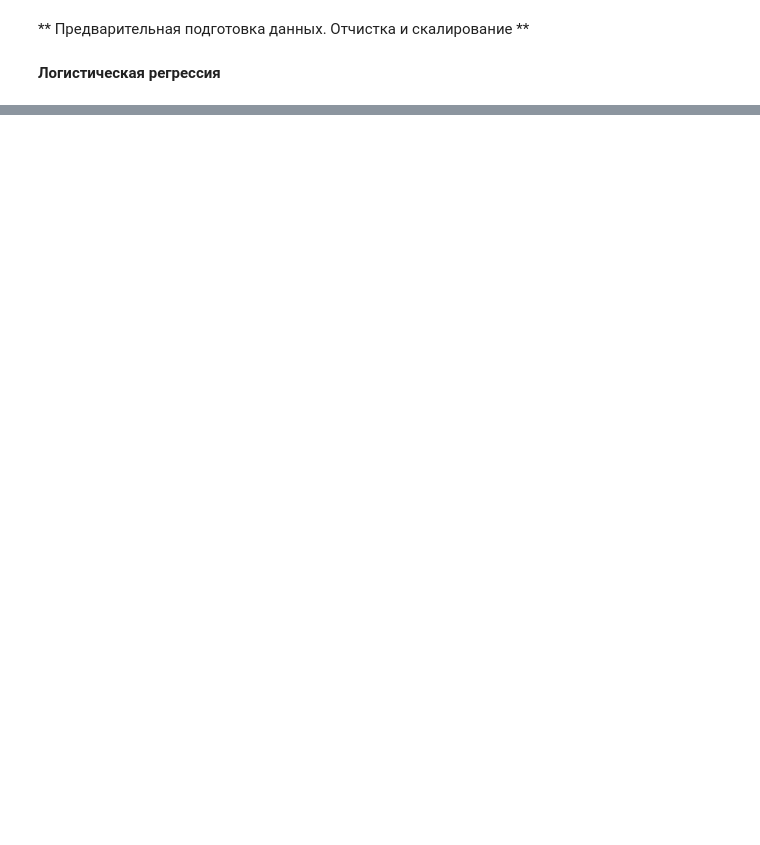
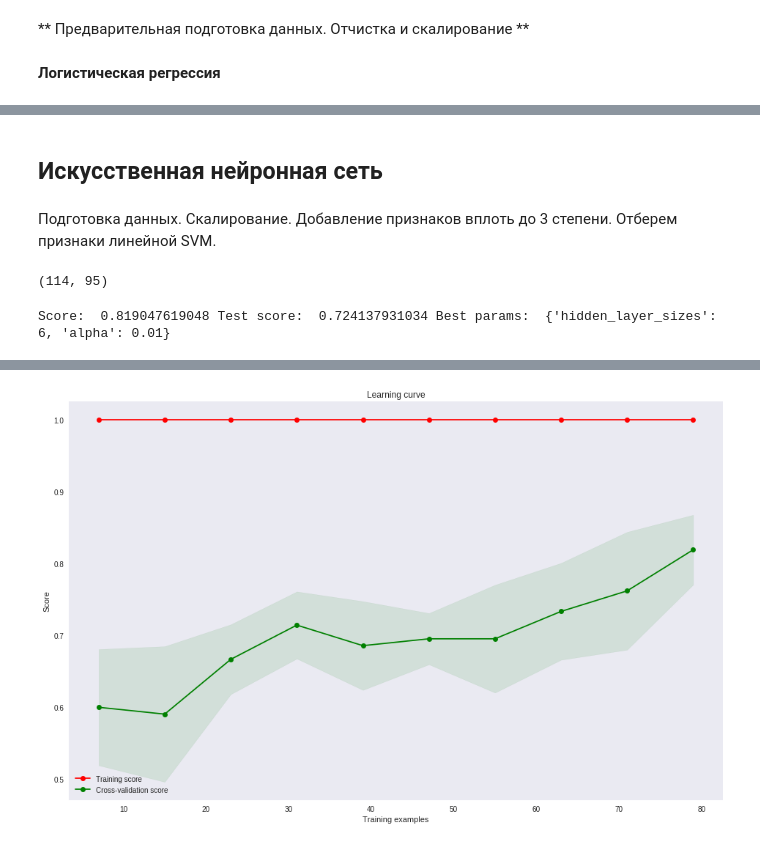
Before and after one commit to minemile/shad_ML, a Jupyter notebook: Diploma.ipynb, the cells around one changed output, grey strips where cells are left out. Saved outputs shown, nothing was run; the diff lists cells and outputs as text; code cells hidden in the pictures; blank space fills up the shorter version.

```diff
--- a/Diploma.ipynb
+++ b/Diploma.ipynb
@@ -327,0 +271,28 @@ WARNING:tensorflow:Skipping summary for global_step, must be a float or np.float
+# %% [markdown]
+## Искусственная нейронная сеть
+# %% [markdown]
+Подготовка данных. Скалирование. Добавление признаков вплоть до 3 степени. Отберем признаки линейной SVM.
+# %%
+prep_pipe = Pipeline([('std', StandardScaler()), ('poly_feature', PolynomialFeatures(degree=3, interaction_only=True)), ]).fit(X_train)
+X_train_prep = prep_pipe.transform(X_train)
+X_test_prep = prep_pipe.transform(X_test)
+
+lsvc = LinearSVC(C=10, penalty="l1", dual=False, random_state=42).fit(X_train_prep, y_train)
+model = SelectFromModel(lsvc, prefit=True)
+X_tr = model.transform(X_train_prep)
+X_te = model.transform(X_test_prep)
+X_tr.shape
+# %% [output]
+(114, 95)
+# %%
+# Подбор параметров нейронной сети
+param_grid = {"alpha": [0.0001, 0.001, 0.01, 0.1, 0.3, 3, 5], "hidden_layer_sizes": [(neuro_count) for neuro_count in range(1, 100, 5)]}
+cv = StratifiedShuffleSplit(n_splits=3, test_size=0.3, random_state=42)
+#cv = KFold(n_splits=4, random_state=42)
+grid_search = GridSearchCV(MLPClassifier(random_state=42, solver='lbfgs'), param_grid, cv=cv, n_jobs=-1)
+grid_search.fit(X_tr, y_train)
+nn = grid_search.best_estimator_
+print("Score: ", grid_search.best_score_,"Test score: ", nn.score(X_te, y_test), "Best params: ", grid_search.best_params_)
+learning_curve_model(X_tr, y_train, nn, cv, np.linspace(0.1, 1.0, 10))
+# %% [output]
+Score:  0.819047619048 Test score:  0.724137931034 Best params:  {'hidden_layer_sizes': 6, 'alpha': 0.01}
@@ -328 +300,2 @@ WARNING:tensorflow:Skipping summary for global_step, must be a float or np.float
+[figure, added]
 # %%
```
Also changed, not shown: parts of 17 cells of this notebook, 1 other file.
